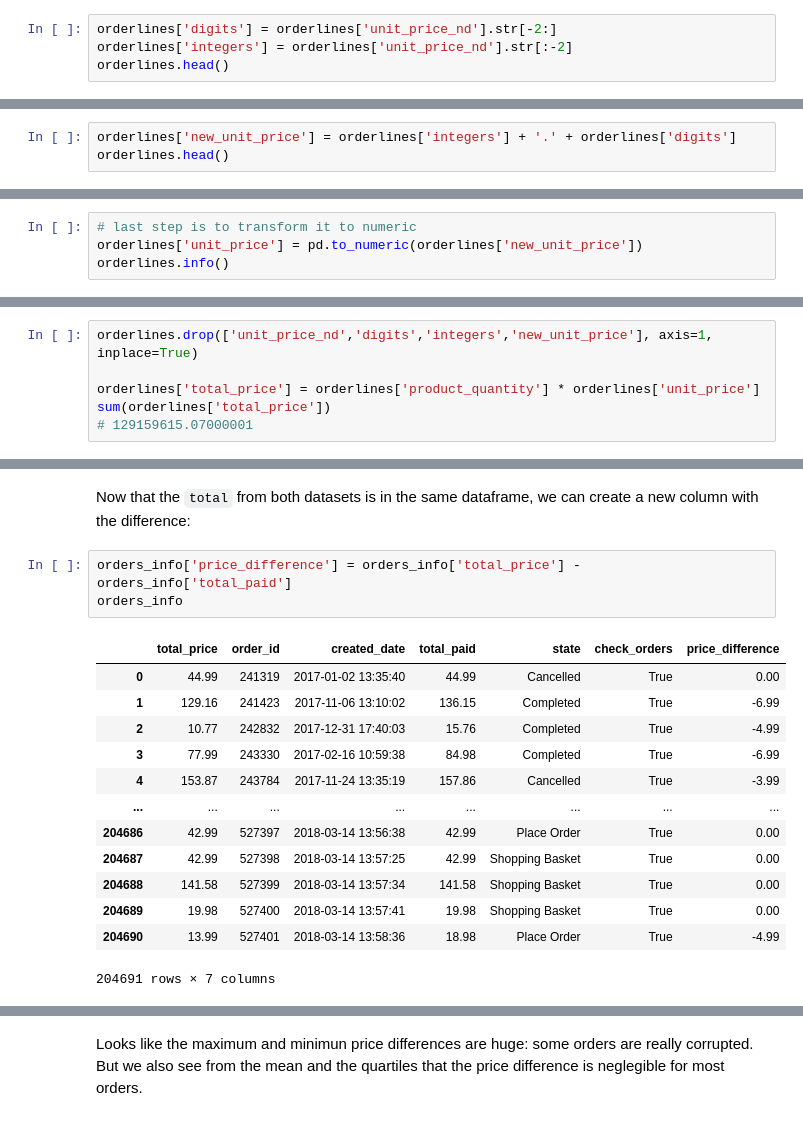
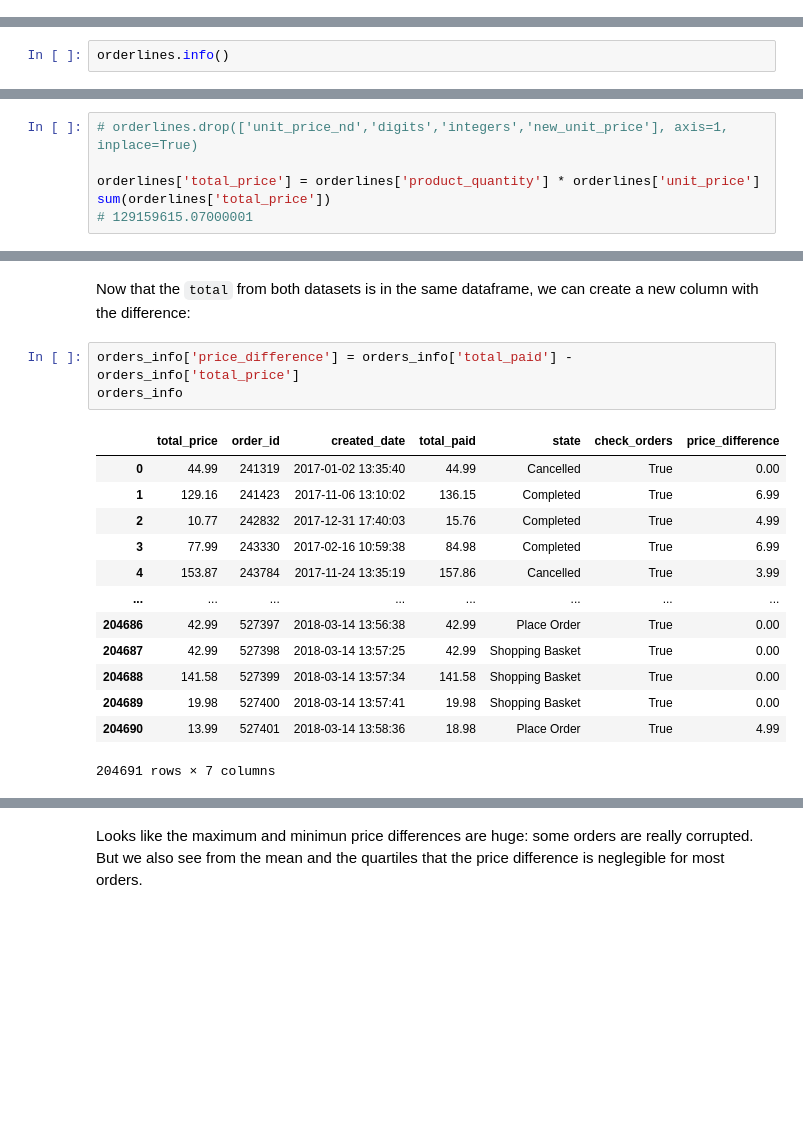
Before and after one commit to hanaamulic/Eniac_project-Week_3, a Jupyter notebook: 3-data-quality.ipynb, the cells around one changed output, grey strips where cells are left out. Drawn from its saved outputs; the diff is of its cells as text; blank space fills up the shorter version.

```diff
--- a/3-data-quality.ipynb
+++ b/3-data-quality.ipynb
@@ -276,4 +263,0 @@ orderlines.head()
-# %%
-orderlines['digits'] = orderlines['unit_price_nd'].str[-2:]
-orderlines['integers'] = orderlines['unit_price_nd'].str[:-2]
-orderlines.head()
@@ -287,3 +263,0 @@ orderlines.head()
-# %%
-orderlines['new_unit_price'] = orderlines['integers'] + '.' + orderlines['digits']
-orderlines.head()
@@ -297,6 +264,4 @@ orderlines.head()
 # %%
-# last step is to transform it to numeric
-orderlines['unit_price'] = pd.to_numeric(orderlines['new_unit_price'])
 orderlines.info()
 # %% [output]
 <class 'pandas.core.frame.DataFrame'>
@@ -320,7 +281,7 @@ memory usage: 24.7+ MB
 # %% [markdown]
 Now it is time to see if it is the same than the orders files.
 # %%
-orderlines.drop(['unit_price_nd','digits','integers','new_unit_price'], axis=1, inplace=True)
+# orderlines.drop(['unit_price_nd','digits','integers','new_unit_price'], axis=1, inplace=True)
 
 orderlines['total_price'] = orderlines['product_quantity'] * orderlines['unit_price']
 sum(orderlines['total_price'])
@@ -470,21 +431,21 @@ orders_info
 # %% [markdown]
 Now that the `total` from both datasets is in the same dataframe, we can create a new column with the difference:
 # %%
-orders_info['price_difference'] = orders_info['total_price'] - orders_info['total_paid']
+orders_info['price_difference'] = orders_info['total_paid'] - orders_info['total_price']
 orders_info
 # %% [output]
 |  | total_price | order_id | created_date | total_paid | state | check_orders | price_difference |
 | 0 | 44.99 | 241319 | 2017-01-02 13:35:40 | 44.99 | Cancelled | True | 0.00 |
-| 1 | 129.16 | 241423 | 2017-11-06 13:10:02 | 136.15 | Completed | True | -6.99 |
-| 2 | 10.77 | 242832 | 2017-12-31 17:40:03 | 15.76 | Completed | True | -4.99 |
-| 3 | 77.99 | 243330 | 2017-02-16 10:59:38 | 84.98 | Completed | True | -6.99 |
-| 4 | 153.87 | 243784 | 2017-11-24 13:35:19 | 157.86 | Cancelled | True | -3.99 |
+| 1 | 129.16 | 241423 | 2017-11-06 13:10:02 | 136.15 | Completed | True | 6.99 |
+| 2 | 10.77 | 242832 | 2017-12-31 17:40:03 | 15.76 | Completed | True | 4.99 |
+| 3 | 77.99 | 243330 | 2017-02-16 10:59:38 | 84.98 | Completed | True | 6.99 |
+| 4 | 153.87 | 243784 | 2017-11-24 13:35:19 | 157.86 | Cancelled | True | 3.99 |
 | ... | ... | ... | ... | ... | ... | ... | ... |
 | 204686 | 42.99 | 527397 | 2018-03-14 13:56:38 | 42.99 | Place Order | True | 0.00 |
 | 204687 | 42.99 | 527398 | 2018-03-14 13:57:25 | 42.99 | Shopping Basket | True | 0.00 |
 | 204688 | 141.58 | 527399 | 2018-03-14 13:57:34 | 141.58 | Shopping Basket | True | 0.00 |
 | 204689 | 19.98 | 527400 | 2018-03-14 13:57:41 | 19.98 | Shopping Basket | True | 0.00 |
-| 204690 | 13.99 | 527401 | 2018-03-14 13:58:36 | 18.98 | Place Order | True | -4.99 |
+| 204690 | 13.99 | 527401 | 2018-03-14 13:58:36 | 18.98 | Place Order | True | 4.99 |
 204691 rows × 7 columns
 # %%
 orders_info.price_difference.describe()
```
Also changed, not shown: parts of 33 cells of this notebook, 3 other files.
